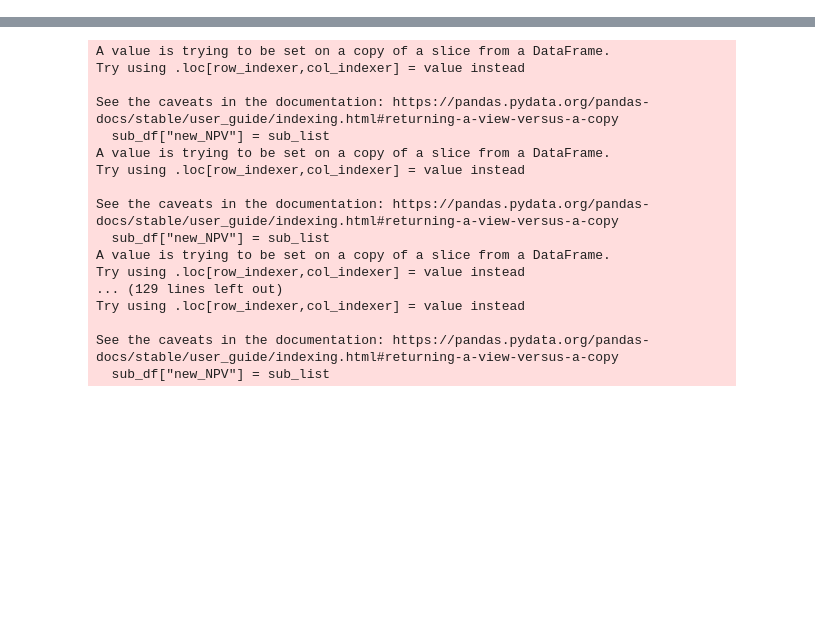
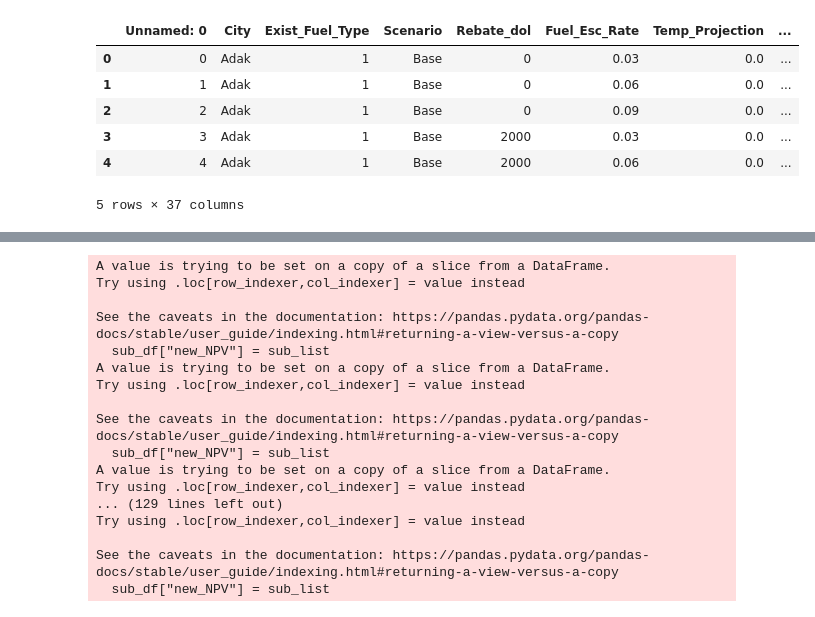
Before and after one commit to uwescience/DSSG2023-Heating-Loads, a Jupyter notebook: Code/weightBoroughEstimates.ipynb, the cells around one changed output, grey strips where cells are left out. Saved outputs shown, nothing was run; the diff lists cells and outputs as text; code cells hidden in the pictures; blank space fills up the shorter version.

```diff
--- a/Code/AggregatingNums_Amina.ipynb
+++ b/Code/weightBoroughEstimates.ipynb
@@ -4,7 +4,17 @@ import pandas as pd
 import geopandas as gpd
 # %%
 ## load baseline simulated data
-simData = pd.read_excel('../data_submodule/DSSG2023-Heating-Loads-Data/heatPumpCal/baseSim/results_baseCase.xlsx')
+simData = pd.read_csv('../DSSG2023-Heating-Loads-Data/heatPumpCal/results_BoroughProjs.csv')
 simData['Census_Area_LowerCase'] = simData['Census_Area'].str.lower()
+# %%
+simData.head()
+# %% [output]
+|  | Unnamed: 0 | City | Exist_Fuel_Type | Scenario | Rebate_dol | Fuel_Esc_Rate | Temp_Projection | ... |
+| 0 | 0 | Adak | 1 | Base | 0 | 0.03 | 0.0 | ... |
+| 1 | 1 | Adak | 1 | Base | 0 | 0.06 | 0.0 | ... |
+| 2 | 2 | Adak | 1 | Base | 0 | 0.09 | 0.0 | ... |
+| 3 | 3 | Adak | 1 | Base | 2000 | 0.03 | 0.0 | ... |
+| 4 | 4 | Adak | 1 | Base | 2000 | 0.06 | 0.0 | ... |
+5 rows × 37 columns
 # %%
 ## loading heat fule type data
```
Also changed, not shown: parts of 43 cells of this notebook, 2 other files.
